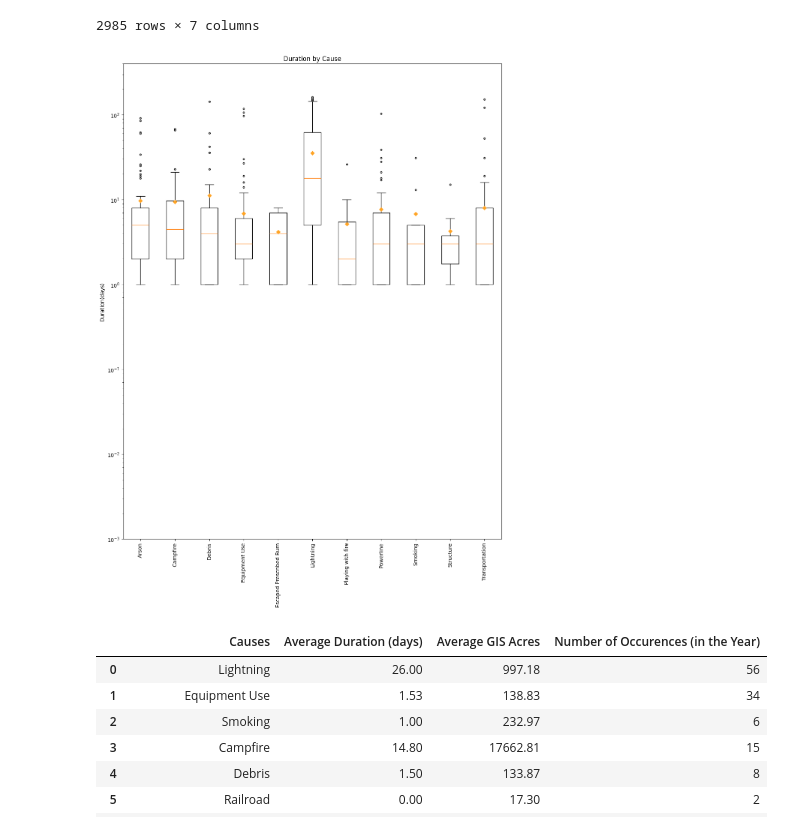
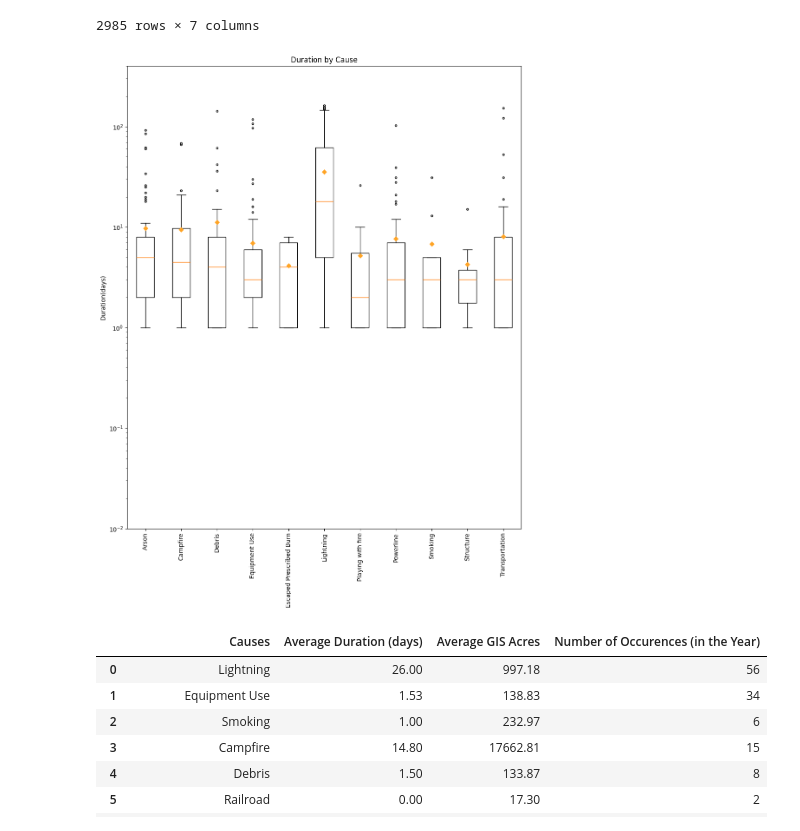
Before and after one commit to epsilonite/pandas-project, a Jupyter notebook: California Wildfire Seasonality/Long/Merged_Ignition_Source.ipynb, the cells around one changed output. Drawn from its saved outputs; the diff is of its cells as text; code cells hidden in the pictures.

Commit message:
changed a graph

```diff
--- a/California Wildfire Seasonality/Long/Merged_Ignition_Source.ipynb
+++ b/California Wildfire Seasonality/Long/Merged_Ignition_Source.ipynb
@@ -116,32 +116,32 @@ fire_data_merged_df.sort_values(by='Duration')
 # %%
 df_filtered = fire_data_merged_df[fire_data_merged_df['Duration_days'] > 0]
 cause_list = df_filtered['CAUSE'].unique()
 value_to_remove = 'Miscellaneous'
 new_arr = cause_list[cause_list != value_to_remove]
 value_to_remove = 'Unknown/Unidentified'
 cause_list = new_arr[new_arr != value_to_remove]
 cause_gis = df_filtered[df_filtered['CAUSE'].isin(cause_list)]
 grouped_data = cause_gis.groupby('CAUSE')['Duration_days'].apply(list)
 
 # # Create a box plot
 # Highlight potential outliers by changing their color or style
-plt.figure(figsize=(11,15))
+plt.figure(figsize=(10,13))
 meanprops = dict(marker='D', markeredgecolor='none',markerfacecolor='#ffa425')
 plt.boxplot(grouped_data.values, tick_labels=grouped_data.index, showfliers=True, patch_artist=False,
             flierprops=dict(marker='o', markerfacecolor='#ccc', markersize=3), meanprops = meanprops,showmeans = True
 )
 
 # Add labels and title
-plt.ylim(0.001, 400)
+plt.ylim(0.01, 400)
 plt.xticks(rotation=90)
 plt.ylabel('Duration(days)')
 plt.yscale('log')
 plt.title('Duration by Cause')
 plt.tight_layout()
 plt.savefig("outputs/Duration_boxplot_all.png")
 plt.show()
 # %% [output]
-[figure, old version]
+[figure, new version]
 # %%
 fire_data_23 = Path("outputs/fire_source_2023.csv")
 fire_data_22 = Path("outputs/fire_source_2022.csv")
```
Also changed, not shown: parts of 1 cell of this notebook, 1 other file.
